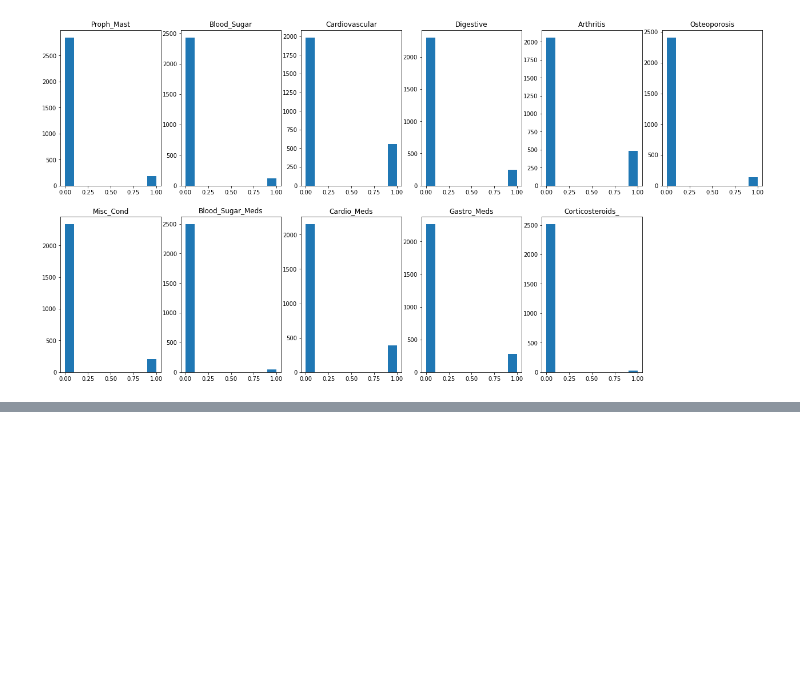
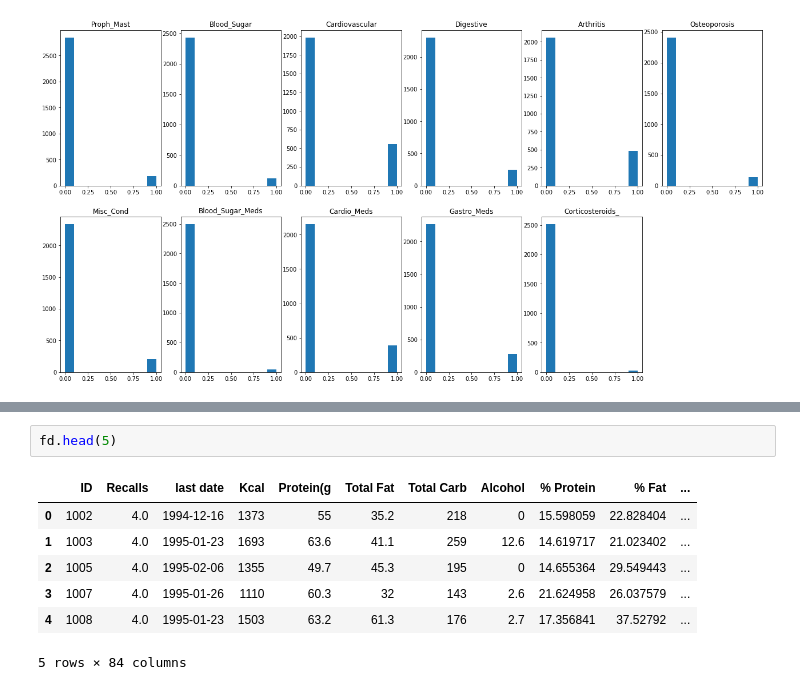
Before and after one commit to pndang/Project_WHEL, a Jupyter notebook: Project_WHEL.ipynb, the cells around one changed output, grey strips where cells are left out. Drawn from its saved outputs; the diff is of its cells as text; blank space fills up the shorter version.

```diff
--- a/Project_WHEL.ipynb
+++ b/Project_WHEL.ipynb
@@ -79,0 +135,10 @@ for col in cols:
+# %%
+fd.head(5)
+# %% [output]
+|  | ID | Recalls | last date | Kcal | Protein(g | Total Fat | Total Carb | Alcohol | % Protein | % Fat | ... |
+| 0 | 1002 | 4.0 | 1994-12-16 | 1373 | 55 | 35.2 | 218 | 0 | 15.598059 | 22.828404 | ... |
+| 1 | 1003 | 4.0 | 1995-01-23 | 1693 | 63.6 | 41.1 | 259 | 12.6 | 14.619717 | 21.023402 | ... |
+| 2 | 1005 | 4.0 | 1995-02-06 | 1355 | 49.7 | 45.3 | 195 | 0 | 14.655364 | 29.549443 | ... |
+| 3 | 1007 | 4.0 | 1995-01-26 | 1110 | 60.3 | 32 | 143 | 2.6 | 21.624958 | 26.037579 | ... |
+| 4 | 1008 | 4.0 | 1995-01-23 | 1503 | 63.2 | 61.3 | 176 | 2.7 | 17.356841 | 37.52792 | ... |
+5 rows × 84 columns
```
Also changed, not shown: parts of 5 cells of this notebook.
